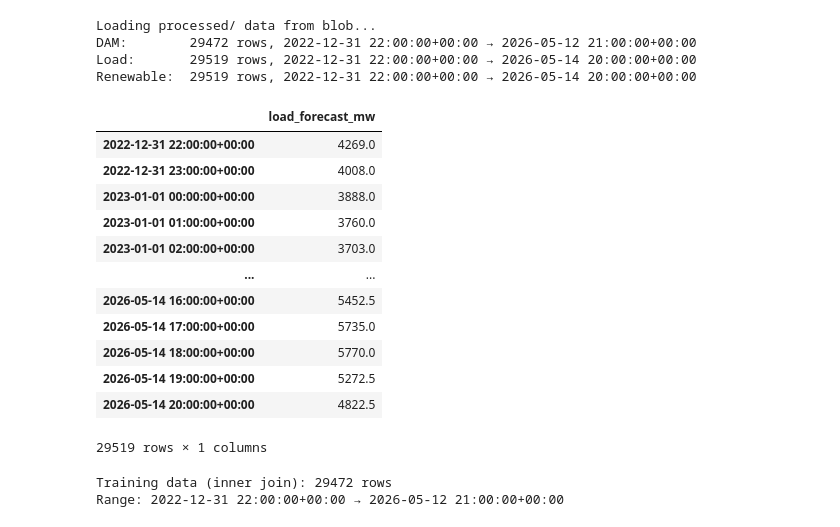
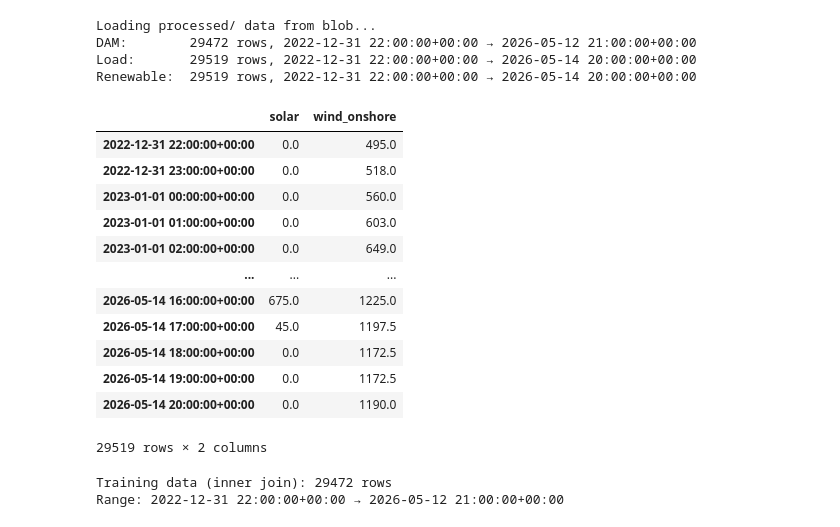
Before and after one commit to harrisderalas-ai/greek-dam-forecasting, a Jupyter notebook: notebooks/09_run_pipeline_to_compare_with_Azure.ipynb, the cells around one changed output. Saved outputs shown, nothing was run; the diff lists cells and outputs as text; code cells hidden in the pictures.

```diff
--- a/notebooks/09_run_pipeline_to_compare_with_Azure.ipynb
+++ b/notebooks/09_run_pipeline_to_compare_with_Azure.ipynb
@@ -36,21 +36,21 @@ DAM:        29472 rows, 2022-12-31 22:00:00+00:00 → 2026-05-12 21:00:00+00:00
 Load:       29519 rows, 2022-12-31 22:00:00+00:00 → 2026-05-14 20:00:00+00:00
 Renewable:  29519 rows, 2022-12-31 22:00:00+00:00 → 2026-05-14 20:00:00+00:00
 # %%
-load
+renewable
 # %% [output]
-|  | load_forecast_mw |
-| 2022-12-31 22:00:00+00:00 | 4269.0 |
-| 2022-12-31 23:00:00+00:00 | 4008.0 |
-| 2023-01-01 00:00:00+00:00 | 3888.0 |
-| 2023-01-01 01:00:00+00:00 | 3760.0 |
-| 2023-01-01 02:00:00+00:00 | 3703.0 |
-| ... | ... |
-| 2026-05-14 16:00:00+00:00 | 5452.5 |
-| 2026-05-14 17:00:00+00:00 | 5735.0 |
-| 2026-05-14 18:00:00+00:00 | 5770.0 |
-| 2026-05-14 19:00:00+00:00 | 5272.5 |
-| 2026-05-14 20:00:00+00:00 | 4822.5 |
+|  | solar | wind_onshore |
+| 2022-12-31 22:00:00+00:00 | 0.0 | 495.0 |
+| 2022-12-31 23:00:00+00:00 | 0.0 | 518.0 |
+| 2023-01-01 00:00:00+00:00 | 0.0 | 560.0 |
+| 2023-01-01 01:00:00+00:00 | 0.0 | 603.0 |
+| 2023-01-01 02:00:00+00:00 | 0.0 | 649.0 |
+| ... | ... | ... |
+| 2026-05-14 16:00:00+00:00 | 675.0 | 1225.0 |
+| 2026-05-14 17:00:00+00:00 | 45.0 | 1197.5 |
+| 2026-05-14 18:00:00+00:00 | 0.0 | 1172.5 |
+| 2026-05-14 19:00:00+00:00 | 0.0 | 1172.5 |
+| 2026-05-14 20:00:00+00:00 | 0.0 | 1190.0 |
-29519 rows × 1 columns
+29519 rows × 2 columns
 # %%
 prices_train, exog_train = assemble_dataset(dam, load, renewable, join="inner")
 print(f"Training data (inner join): {len(prices_train)} rows")
```
Also changed, not shown: parts of 8 cells of this notebook, 6 other files.
